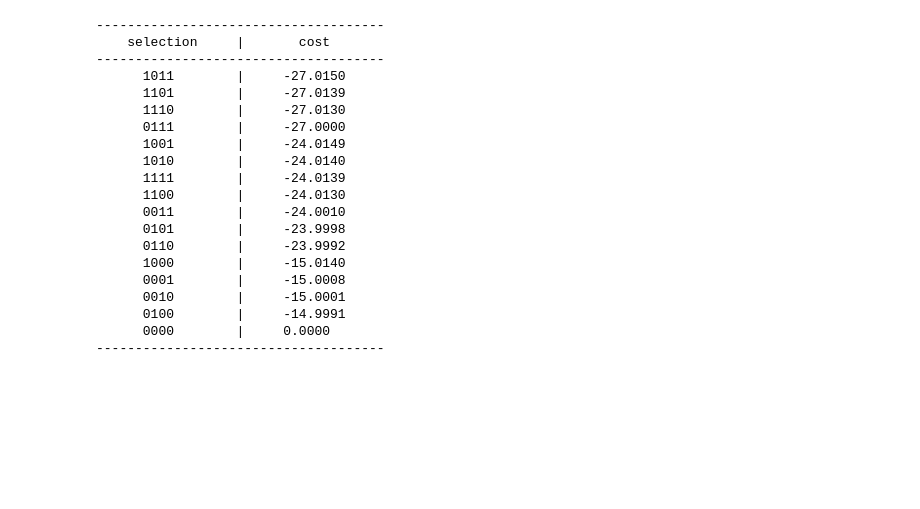
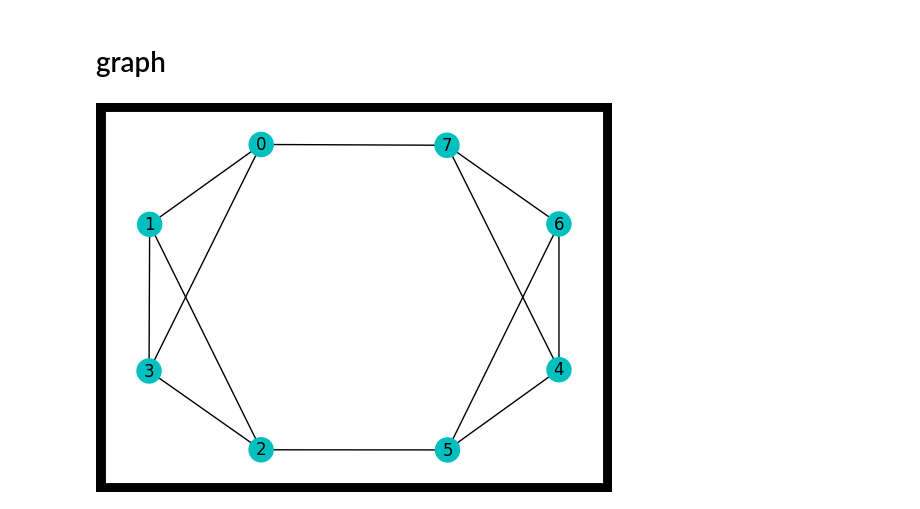
Before and after one commit to Louisanity/HamilToniQ, a Jupyter notebook: main.ipynb, the cells around one changed output. Saved outputs shown, nothing was run; the diff lists cells and outputs as text; code cells hidden in the pictures; blank space fills up the shorter version.

```diff
--- a/main.ipynb
+++ b/main.ipynb
@@ -37,44 +0,0 @@ Q = QUBO_from_portfolio(sigma, mu, q, budget, penalty)
-# %%
-# Brutely search over classical results for comparison before we run QAOA
-# the results are sorted with cost
-states = []
-for i in range(2**n_qubits):
-    a = f"{bin(i)[2:]:0>{n_qubits}}"
-    n_ones = 0
-    for j in a:
-        if j == '1':
-            n_ones += 1
-    if True:#n_ones != budget:
-        states.append(a)
-cost_dict = {}
-for selection in states:
-    x = np.array([int(bit) for bit in selection])
-    cost_dict[selection] = np.dot(x, np.dot(Q, x))
-cost_sorted = dict(sorted(cost_dict.items(), key=lambda item: item[1]))
-print("\n-------------------------------------")
-print("    selection\t  |\t  cost")
-print("-------------------------------------")
-for k, v in cost_sorted.items():
-    print("%10s\t  |\t%.4f" % (k, v))
-print("-------------------------------------")
-# %% [output]
--------------------------------------
-    selection     |       cost
--------------------------------------
-      1011        |     -27.0150
-      1101        |     -27.0139
-      1110        |     -27.0130
-      0111        |     -27.0000
-      1001        |     -24.0149
-      1010        |     -24.0140
-      1111        |     -24.0139
-      1100        |     -24.0130
-      0011        |     -24.0010
-      0101        |     -23.9998
-      0110        |     -23.9992
-      1000        |     -15.0140
-      0001        |     -15.0008
-      0010        |     -15.0001
-      0100        |     -14.9991
-      0000        |     0.0000
--------------------------------------
@@ -80,0 +24,26 @@ print("-------------------------------------")
+# %% [markdown]
+# graph
+# %%
+# a graph instance
+# each node is connected to three nodes
+# for example, node 0 is connected to nodes 1,7,3
+example_graph_dict = {
+    0: {1: {"weight": 1.0}, 7: {"weight": 1.0}, 3: {"weight": 1.0}},
+    1: {0: {"weight": 1.0}, 2: {"weight": 1.0}, 3: {"weight": 1.0}},
+    2: {1: {"weight": 1.0}, 3: {"weight": 1.0}, 5: {"weight": 1.0}},
+    3: {1: {"weight": 1.0}, 2: {"weight": 1.0}, 0: {"weight": 1.0}},
+    4: {7: {"weight": 1.0}, 6: {"weight": 1.0}, 5: {"weight": 1.0}},
+    5: {6: {"weight": 1.0}, 4: {"weight": 1.0}, 2: {"weight": 1.0}},
+    6: {7: {"weight": 1.0}, 4: {"weight": 1.0}, 5: {"weight": 1.0}},
+    7: {4: {"weight": 1.0}, 6: {"weight": 1.0}, 0: {"weight": 1.0}},
+}
+pos = nx.spring_layout(nx.to_networkx_graph(example_graph_dict))
+colors = ["c" for key in example_graph_dict.items()]
+
+# convert to a NetworkX graph
+example_graph = nx.to_networkx_graph(example_graph_dict)
+nx.draw_networkx(example_graph, with_labels=True, node_color=colors, pos=pos)
+ax = plt.gca()
+ax.set_facecolor("w")
+# %% [output]
+[figure, added]
```
Also changed, not shown: parts of 16 cells of this notebook, 1 other file.
